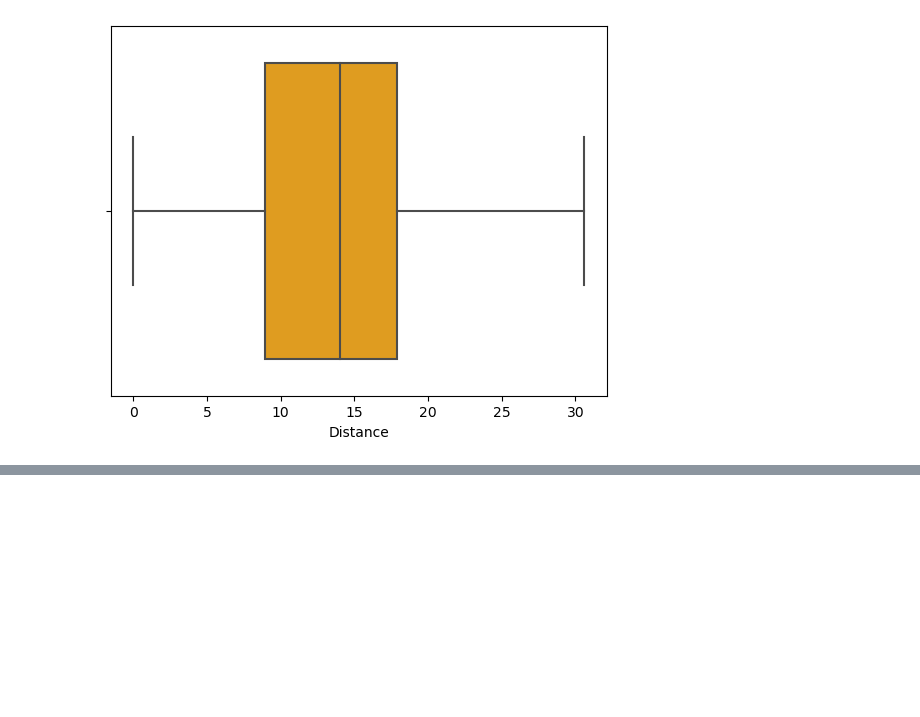
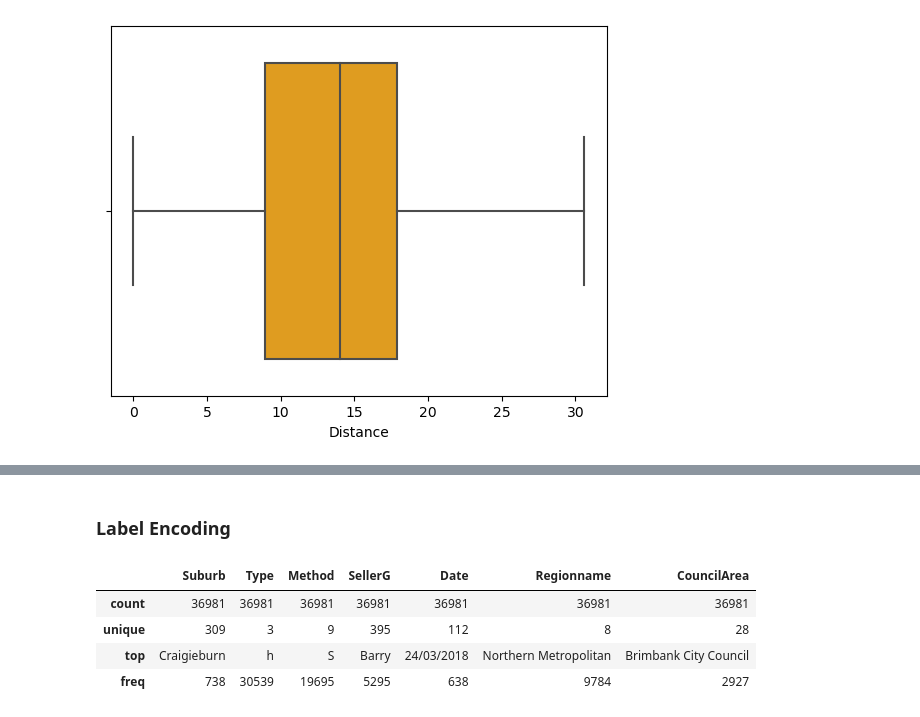
Before and after one commit to Ibrahim-Hossam/AI-502, a Jupyter notebook: dpp-ibrahim.ipynb, the cells around one changed output, grey strips where cells are left out. Saved outputs shown, nothing was run; the diff lists cells and outputs as text; code cells hidden in the pictures; blank space fills up the shorter version.

```diff
--- a/dpp-ibrahim.ipynb
+++ b/dpp-ibrahim.ipynb
@@ -446,0 +538,11 @@ sns.boxplot(data = df4, x = 'Distance', color = 'orange')
+# %% [markdown]
+### Label Encoding
+# %%
+#Before Encoding
+df4.describe(include = ['object', 'category'])
+# %% [output]
+|  | Suburb | Type | Method | SellerG | Date | Regionname | CouncilArea |
+| count | 36981 | 36981 | 36981 | 36981 | 36981 | 36981 | 36981 |
+| unique | 309 | 3 | 9 | 395 | 112 | 8 | 28 |
+| top | Craigieburn | h | S | Barry | 24/03/2018 | Northern Metropolitan | Brimbank City Council |
+| freq | 738 | 30539 | 19695 | 5295 | 638 | 9784 | 2927 |
```
Also changed, not shown: parts of 16 cells of this notebook.
